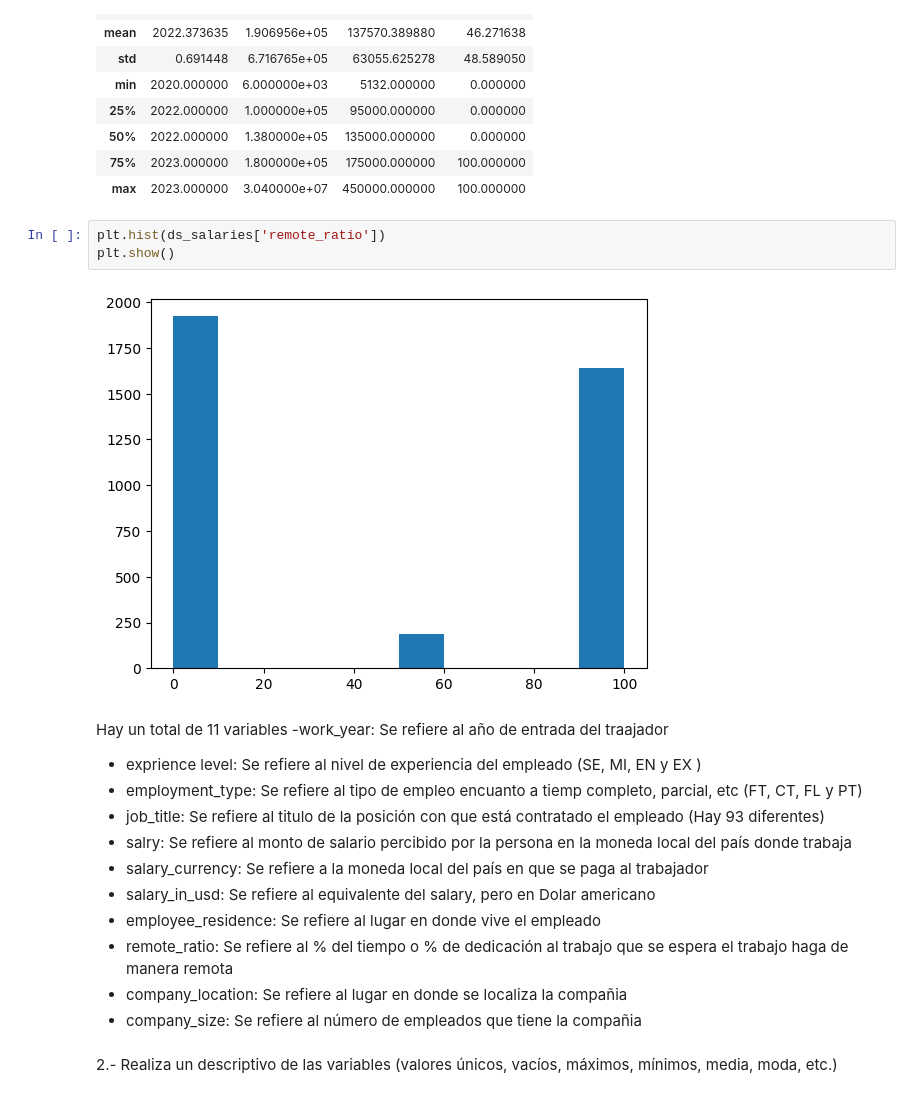
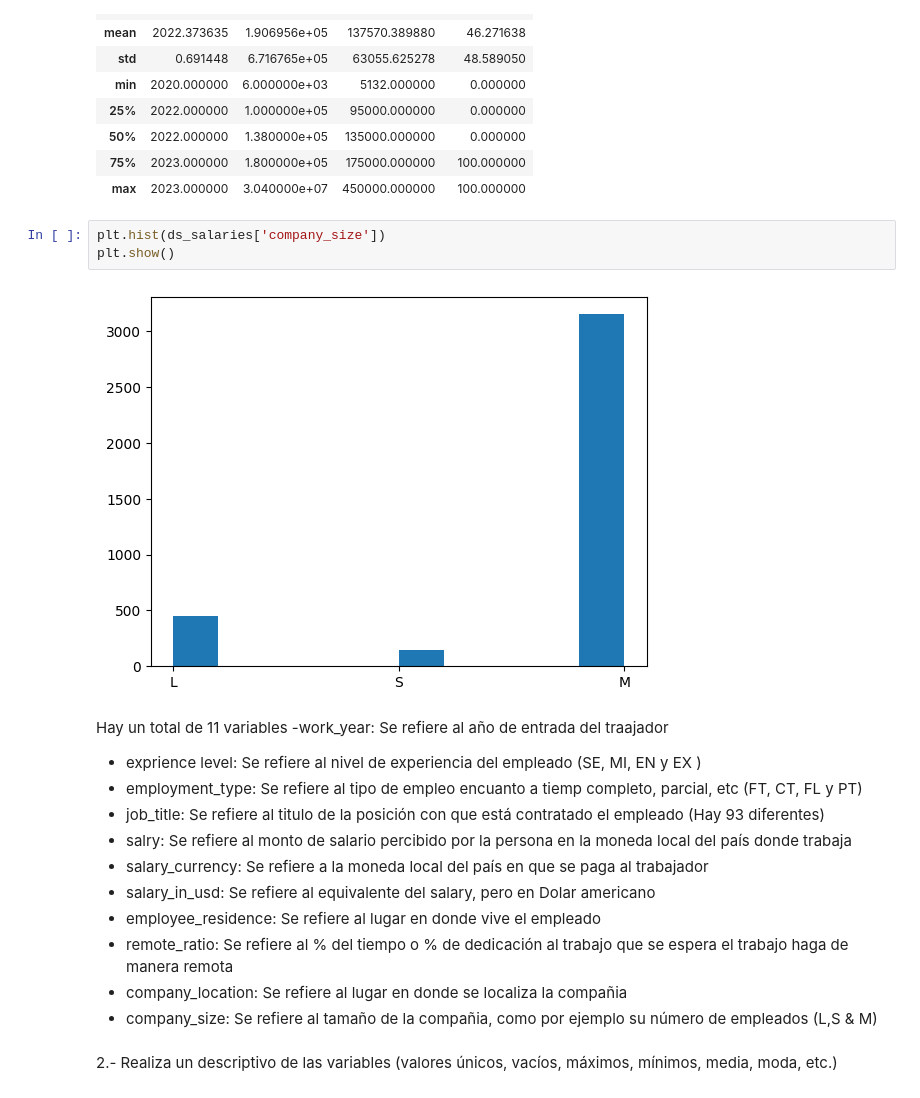
Before and after one commit to Sergio-Ibarra-1795/Diplomado_UNAM_DC_Full_gitHub, a Jupyter notebook: Modulo5_Manipulacion_datos/Ibarra_Sergio_Modulo5_Caso_uso.ipynb, the cells around one changed output. Cells and saved outputs as stored; diff of their text form.

```diff
--- a/Modulo5_Manipulacion_datos/Ibarra_Sergio_Modulo5_Caso_uso.ipynb
+++ b/Modulo5_Manipulacion_datos/Ibarra_Sergio_Modulo5_Caso_uso.ipynb
@@ -33,10 +33,10 @@ ds_salaries.describe()
 | 75% | 2023.000000 | 1.800000e+05 | 175000.000000 | 100.000000 |
 | max | 2023.000000 | 3.040000e+07 | 450000.000000 | 100.000000 |
 # %%
-plt.hist(ds_salaries['remote_ratio'])
+plt.hist(ds_salaries['company_size'])
 plt.show()
 # %% [output]
-[figure, old version]
+[figure, new version]
 # %% [markdown]
 Hay un total de 11 variables
 -work_year: Se refiere al año de entrada del traajador
@@ -49,7 +49,7 @@ Hay un total de 11 variables
 - employee_residence: Se refiere al lugar en donde vive el empleado
 - remote_ratio: Se refiere al % del tiempo o % de dedicación al trabajo que se espera el trabajo haga de manera remota
 - company_location: Se refiere al lugar en donde se localiza la compañia
-- company_size: Se refiere al número de empleados que tiene la compañia
+- company_size: Se refiere al tamaño de la compañia, como por ejemplo su número de empleados (L,S & M)
 # %% [markdown]
 2.- Realiza un descriptivo de las variables (valores únicos, vacíos, máximos, mínimos, media, moda, etc.)
 # %% [markdown]
```
Also changed, not shown: parts of 2 cells of this notebook.
